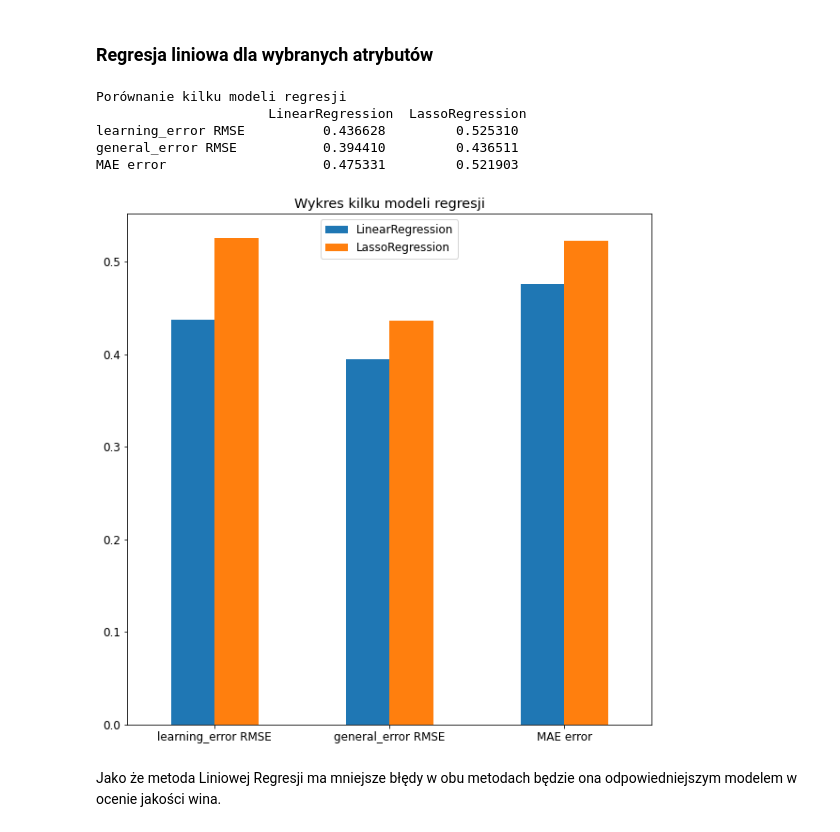
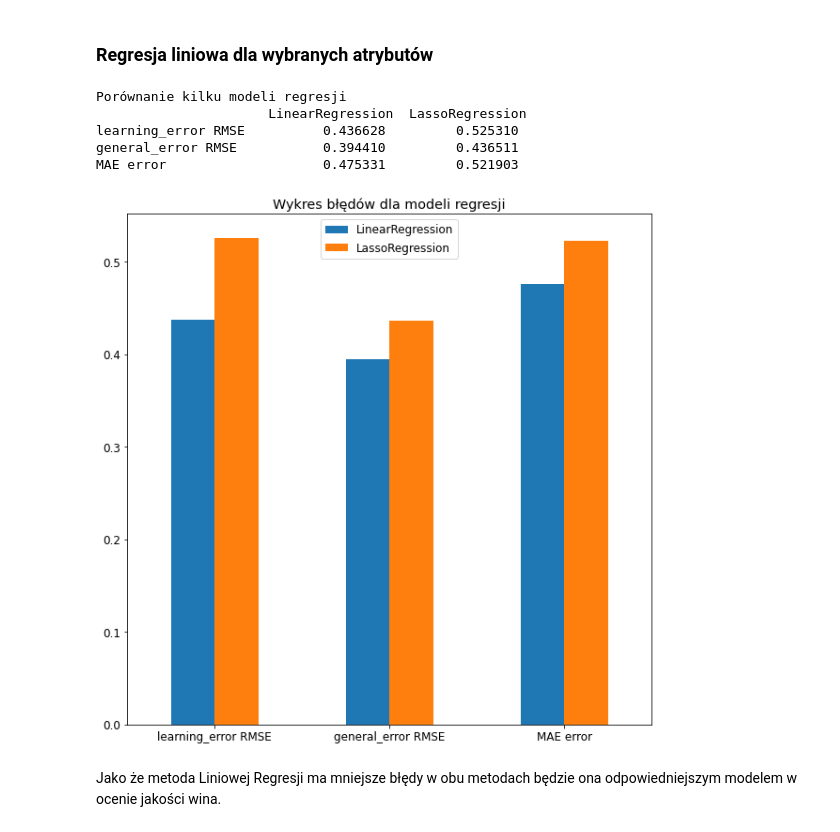
Before and after one commit to Adaxelx/wine_quality, a Jupyter notebook: wine_quality.ipynb, the cells around one changed output. Saved outputs shown, nothing was run; the diff lists cells and outputs as text; code cells hidden in the pictures.

```diff
--- a/wine_quality.ipynb
+++ b/wine_quality.ipynb
@@ -218,34 +218,34 @@ def createRegressionModel(wine,xValues):
     regressors['LassoRegression'] = Lasso(alpha=0.1) # alpha > 0
 
     #Stworzenie hashMapy zbierającą dane o jakości dobrania
     check_fit = {}
 
     for type in regressors:
         this_regressor = regressors[type]
         this_regressor.fit(x_ucz,y_ucz)
 
         y_pred_ucz = this_regressor.predict(x_ucz)
         e_ucz = metrics.mean_squared_error(y_ucz, y_pred_ucz)
         y_pred_test = this_regressor.predict(x_test)
         e_test = metrics.mean_squared_error(y_test, y_pred_test)
         MAE = metrics.mean_absolute_error(y_test,y_pred_test)
         check_fit[type] = {"learning_error RMSE" : e_ucz, "general_error RMSE" : e_test, "MAE error":MAE}
 
     #Rysowanie wykresu porównującego błędy
     df_for_comparison = pd.DataFrame(check_fit)
-    df_for_comparison.plot.bar(rot=0, figsize=(10,10), title = "Wykres kilku modeli regresji")
+    df_for_comparison.plot.bar(rot=0, figsize=(10,10), title = "Wykres błędów dla modeli regresji")
 
     print("\nPorównanie kilku modeli regresji\n", df_for_comparison)
     plt.rcParams.update({'font.size': 8})
 
 xValues = ['alcohol','sulphates','volatile acidity','total sulfur dioxide']
 createRegressionModel(wineRed,xValues)
 # %% [output]
 Porównanie kilku modeli regresji
                       LinearRegression  LassoRegression
 learning_error RMSE          0.436628         0.525310
 general_error RMSE           0.394410         0.436511
 MAE error                    0.475331         0.521903
-[figure, old version]
+[figure, new version]
 # %% [markdown]
 Jako że metoda Liniowej Regresji ma mniejsze błędy w obu metodach będzie ona odpowiedniejszym modelem w ocenie jakości wina.
```
Also changed, not shown: parts of 3 cells of this notebook.
